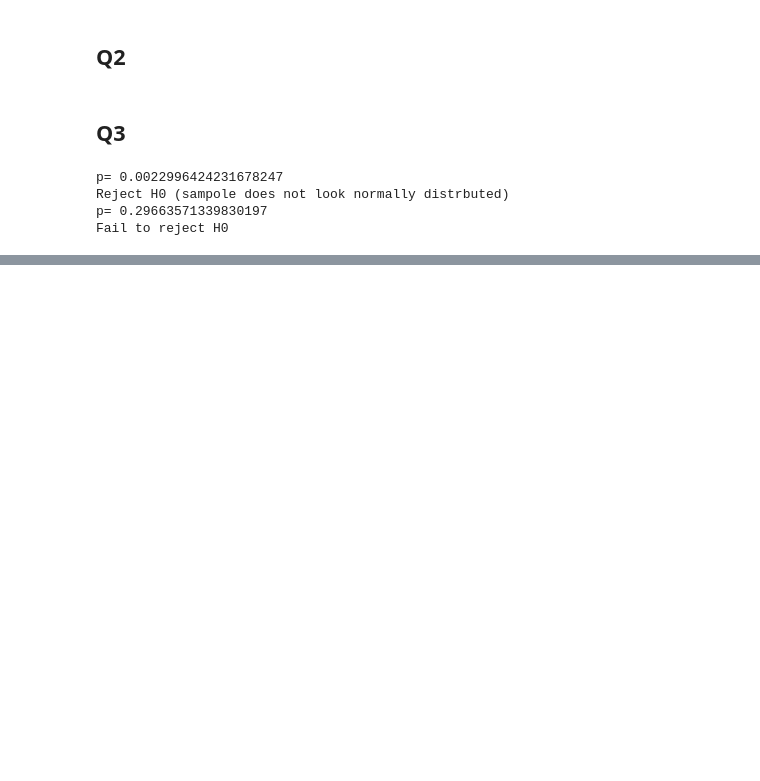
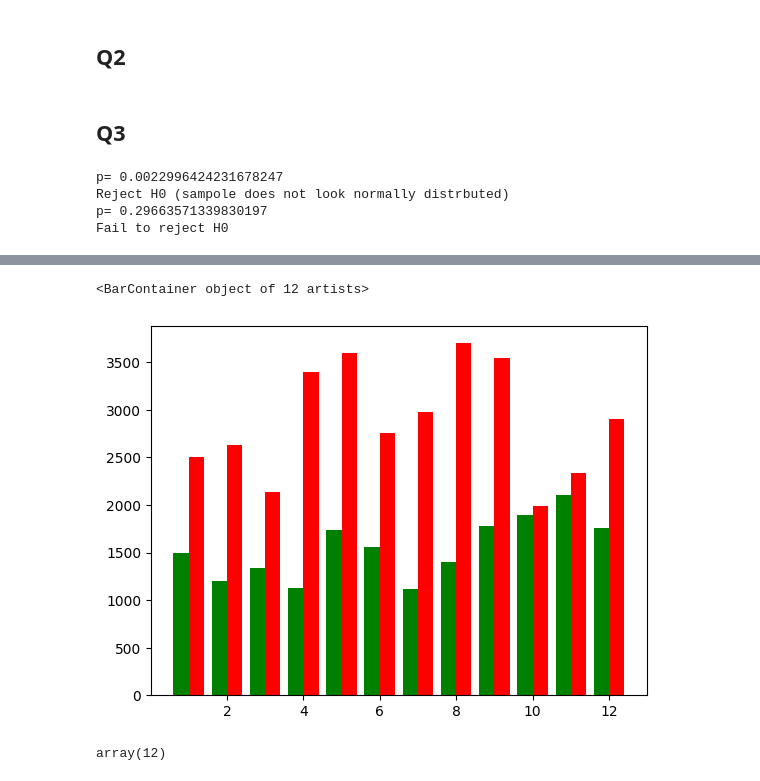
Before and after one commit to olyanos/kfupmCourse, a Jupyter notebook: module3/Day1.ipynb, the cells around one changed output, grey strips where cells are left out. Drawn from its saved outputs; the diff is of its cells as text; code cells hidden in the pictures; blank space fills up the shorter version.

```diff
--- a/module3/Day1.ipynb
+++ b/module3/Day1.ipynb
@@ -128,0 +192,14 @@ Fail to reject H0
+# %%
+import numpy as np
+
+X_axis = np.arange(len(sales_df["month_number"]))
+
+plt.bar(sales_df["month_number"]+0.2, sales_df['facecream'], 0.4,color ='r')
+plt.bar(sales_df["month_number"]-0.2, sales_df['facewash'] , 0.4,color ='g')
+# %% [output]
+<BarContainer object of 12 artists>
+[figure, added]
+# %%
+X_axis
+# %% [output]
+array(12)
```
Also changed, not shown: parts of 9 cells of this notebook.
